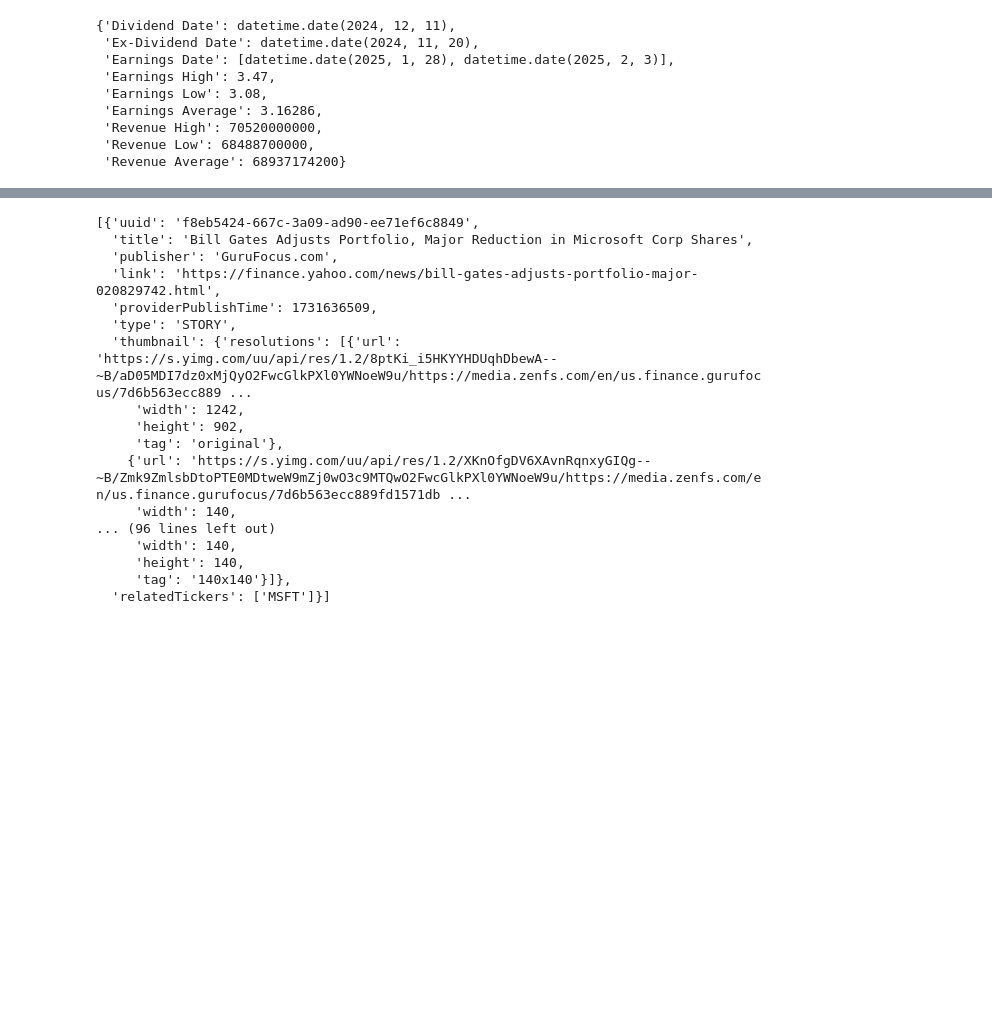
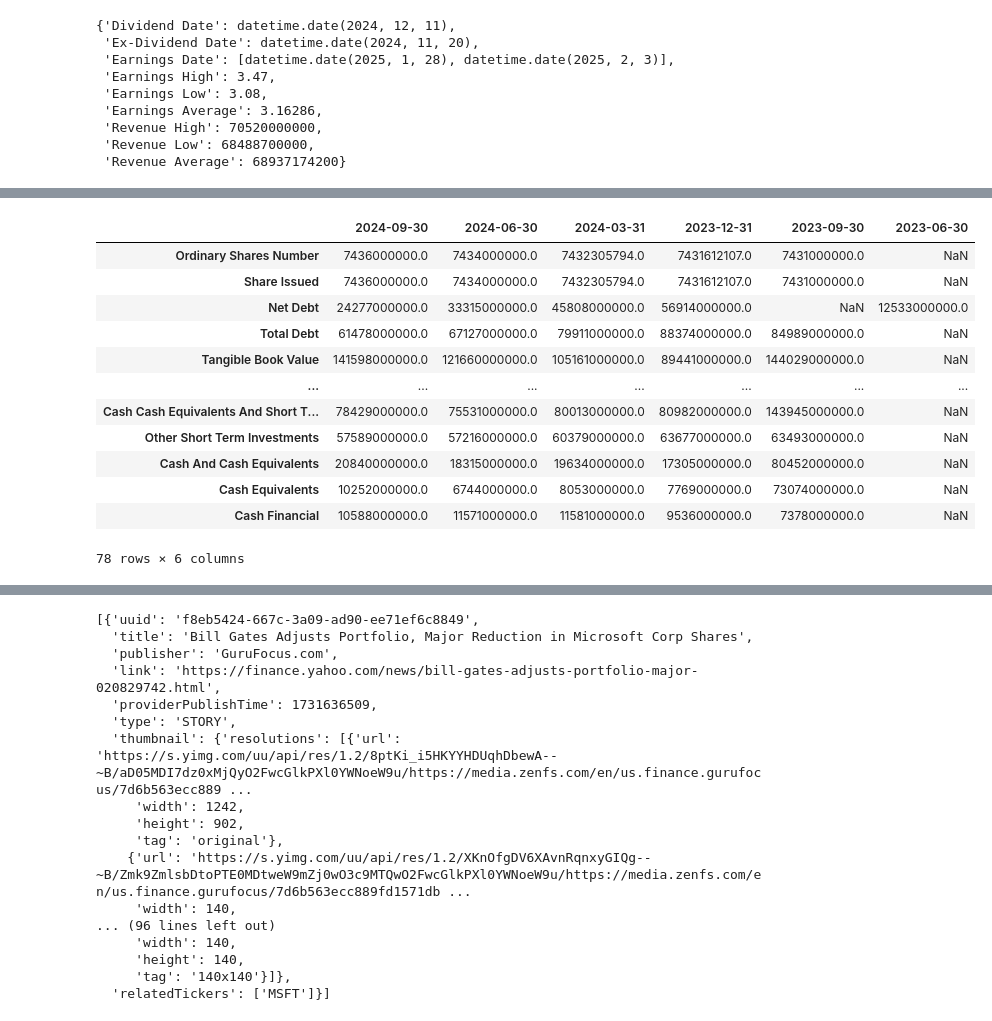
Before and after one commit to AndresR2909/eda_fuenes_datos_anteproyecto, a Jupyter notebook: eda_data_yahoo_finance_v2.ipynb, the cells around one changed output, grey strips where cells are left out. Cells and saved outputs as stored; diff of their text form; code cells hidden in the pictures; blank space fills up the shorter version.

```diff
--- a/eda_data_yahoo_finance_v2.ipynb
+++ b/eda_data_yahoo_finance_v2.ipynb
@@ -352,0 +388,16 @@ AttributeError: 'Ticker' object has no attribute 'quarterly_income_statement'
+# %%
+pd.DataFrame(msft.quarterly_balance_sheet)
+# %% [output]
+|  | 2024-09-30 | 2024-06-30 | 2024-03-31 | 2023-12-31 | 2023-09-30 | 2023-06-30 |
+| Ordinary Shares Number | 7436000000.0 | 7434000000.0 | 7432305794.0 | 7431612107.0 | 7431000000.0 | NaN |
+| Share Issued | 7436000000.0 | 7434000000.0 | 7432305794.0 | 7431612107.0 | 7431000000.0 | NaN |
+| Net Debt | 24277000000.0 | 33315000000.0 | 45808000000.0 | 56914000000.0 | NaN | 12533000000.0 |
+| Total Debt | 61478000000.0 | 67127000000.0 | 79911000000.0 | 88374000000.0 | 84989000000.0 | NaN |
+| Tangible Book Value | 141598000000.0 | 121660000000.0 | 105161000000.0 | 89441000000.0 | 144029000000.0 | NaN |
+| ... | ... | ... | ... | ... | ... | ... |
+| Cash Cash Equivalents And Short T... | 78429000000.0 | 75531000000.0 | 80013000000.0 | 80982000000.0 | 143945000000.0 | NaN |
+| Other Short Term Investments | 57589000000.0 | 57216000000.0 | 60379000000.0 | 63677000000.0 | 63493000000.0 | NaN |
+| Cash And Cash Equivalents | 20840000000.0 | 18315000000.0 | 19634000000.0 | 17305000000.0 | 80452000000.0 | NaN |
+| Cash Equivalents | 10252000000.0 | 6744000000.0 | 8053000000.0 | 7769000000.0 | 73074000000.0 | NaN |
+| Cash Financial | 10588000000.0 | 11571000000.0 | 11581000000.0 | 9536000000.0 | 7378000000.0 | NaN |
+78 rows × 6 columns
```
Also changed, not shown: parts of 6 cells of this notebook.
